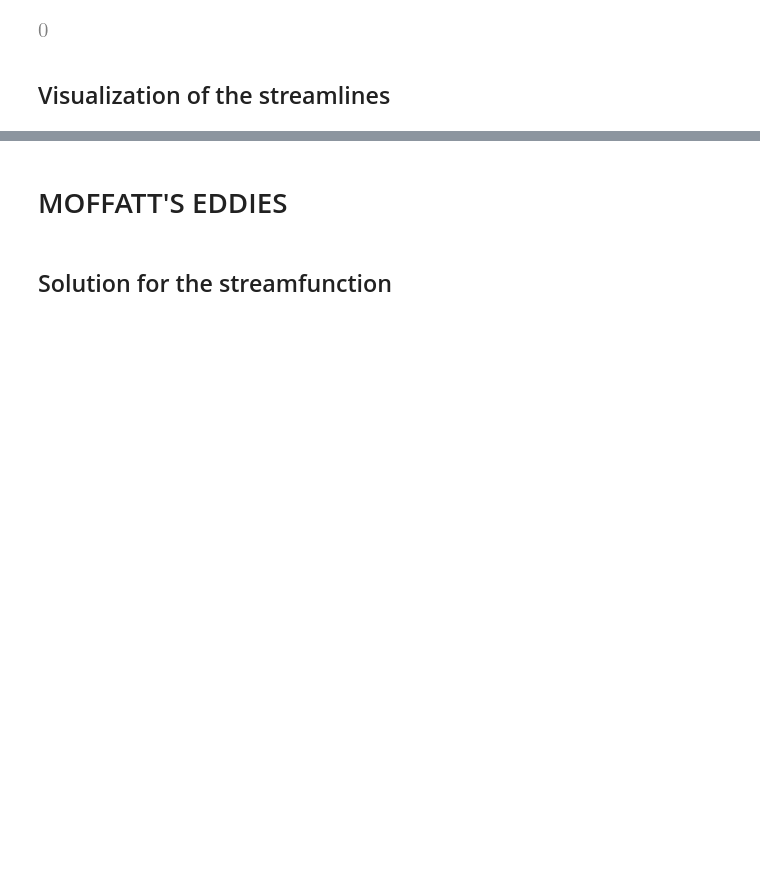
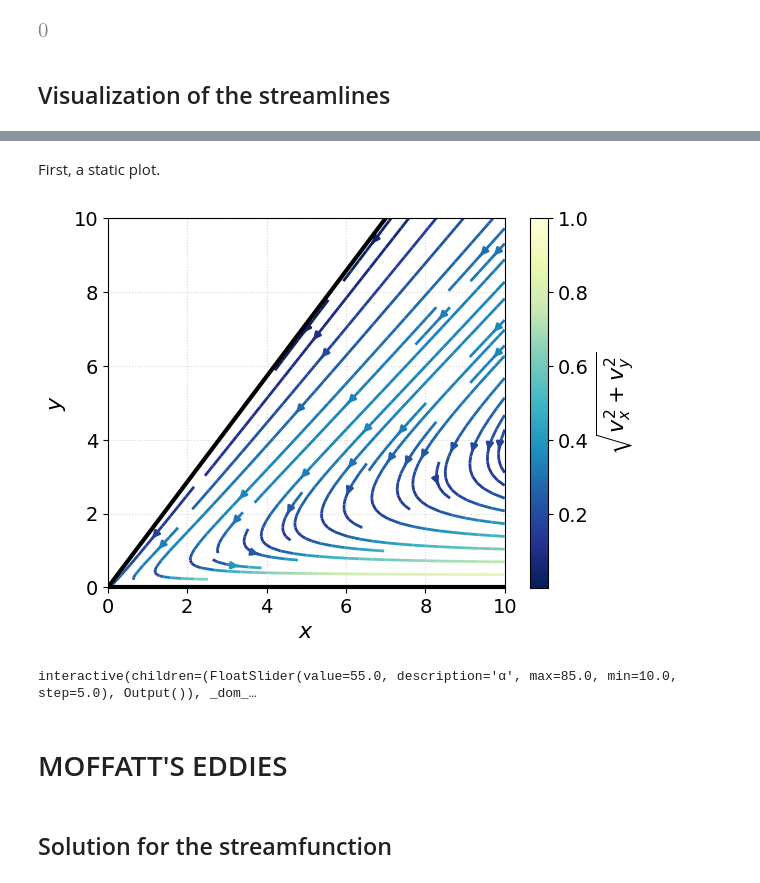
Before and after one commit to ichristov/intermediate-fluid-mechanics, a Jupyter notebook: Stokes_Flows_2D.ipynb, the cells around one changed output, grey strips where cells are left out. Cells and saved outputs as stored; diff of their text form; code cells hidden in the pictures; blank space fills up the shorter version.

```diff
--- a/Stokes_Flows_2D.ipynb
+++ b/Stokes_Flows_2D.ipynb
@@ -213,3 +214,17 @@ interactive(children=(FloatSlider(value=55.0, description='α', max=85.0, min=10
+# %% [markdown]
+First, a static plot.
+# %%
+stream_plot_func(55)
+# %% [output]
+[figure, added]
+# %%
+# alpha on the slider is in degrees
+interact(stream_plot_func, α = widgets.FloatSlider( value = 55,
+                                                     min   = 10,
+                                                     max   = 85,
+                                                     step  = 5 ) );
+# %% [output]
+interactive(children=(FloatSlider(value=55.0, description='α', max=85.0, min=10.0, step=5.0), Output()), _dom_…
 # %% [markdown]
 # MOFFATT'S EDDIES
 # %% [markdown]
```
Also changed, not shown: parts of 34 cells of this notebook.
